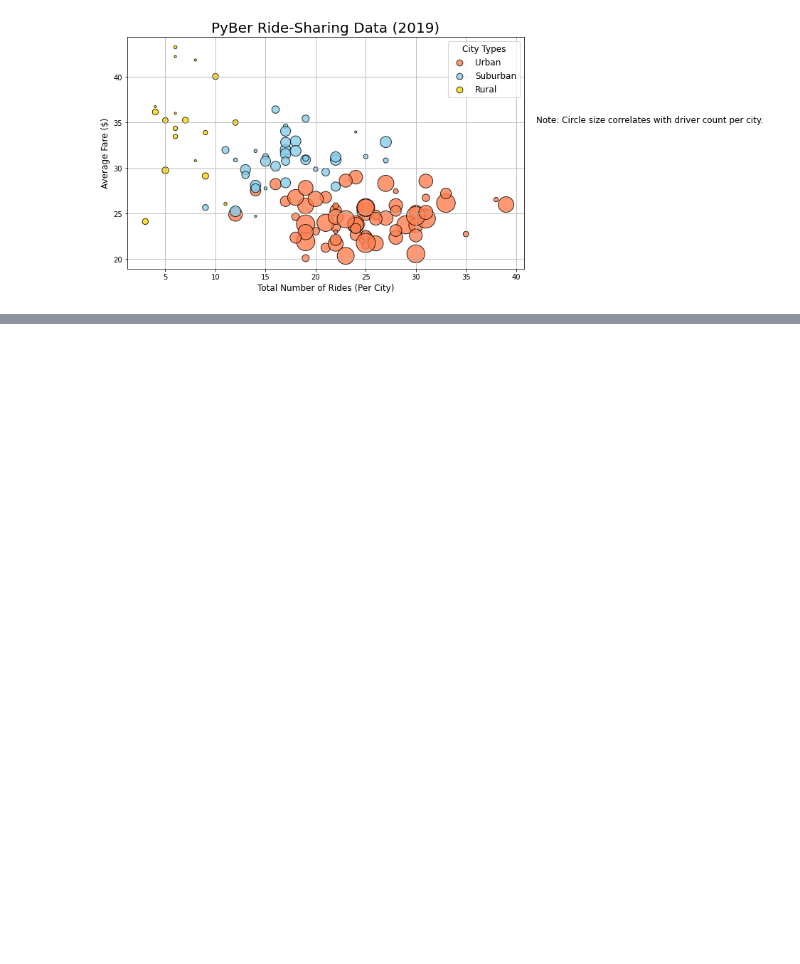
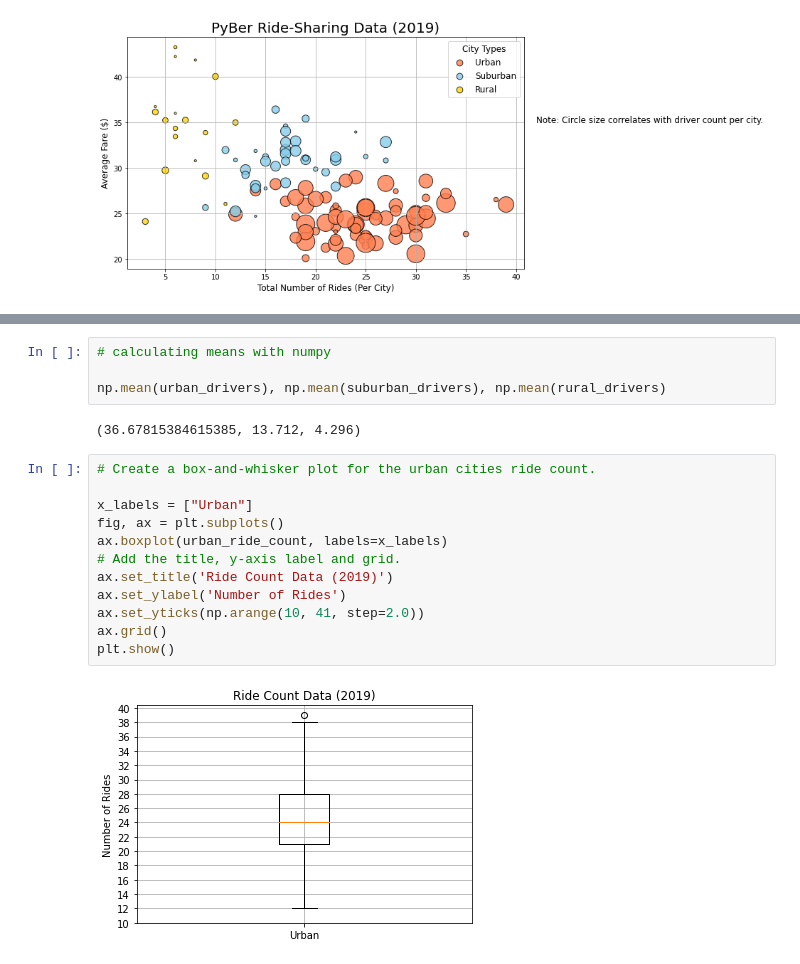
Before and after one commit to bbinvt/PyBer_Analysis, a Jupyter notebook: Pyber.ipynb, the cells around one changed output, grey strips where cells are left out. Cells and saved outputs as stored; diff of their text form; blank space fills up the shorter version.

Commit message:
Further Analysis, box & whisker plots

```diff
--- a/Pyber.ipynb
+++ b/Pyber.ipynb
@@ -358,0 +567,20 @@ plt.savefig("analysis/Fig1.png")
+# %%
+# calculating means with numpy
+
+np.mean(urban_drivers), np.mean(suburban_drivers), np.mean(rural_drivers)
+# %% [output]
+(36.67815384615385, 13.712, 4.296)
+# %%
+# Create a box-and-whisker plot for the urban cities ride count.
+
+x_labels = ["Urban"]
+fig, ax = plt.subplots()
+ax.boxplot(urban_ride_count, labels=x_labels)
+# Add the title, y-axis label and grid.
+ax.set_title('Ride Count Data (2019)')
+ax.set_ylabel('Number of Rides')
+ax.set_yticks(np.arange(10, 41, step=2.0))
+ax.grid()
+plt.show()
+# %% [output]
+[figure, added]
```
Also changed, not shown: parts of 31 cells of this notebook, 3 other files.
